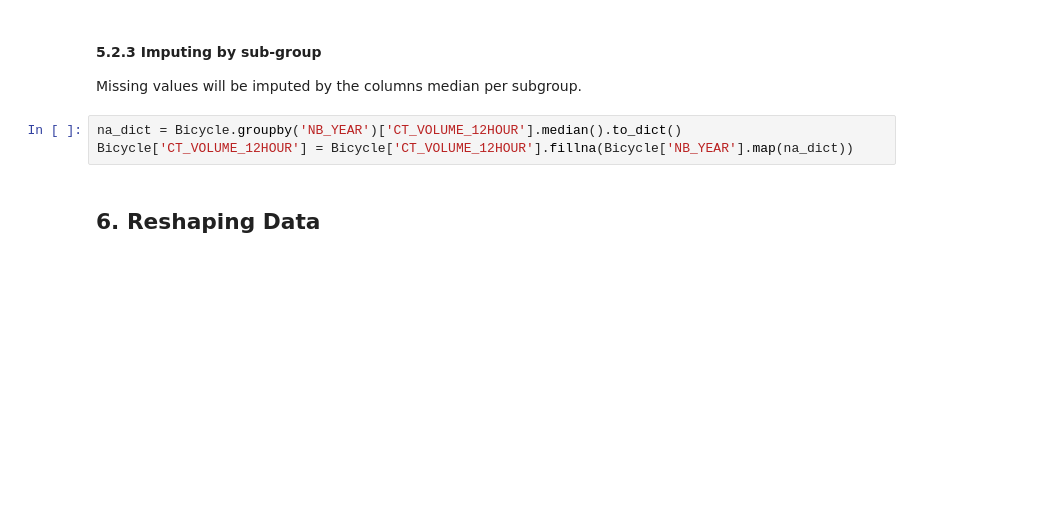
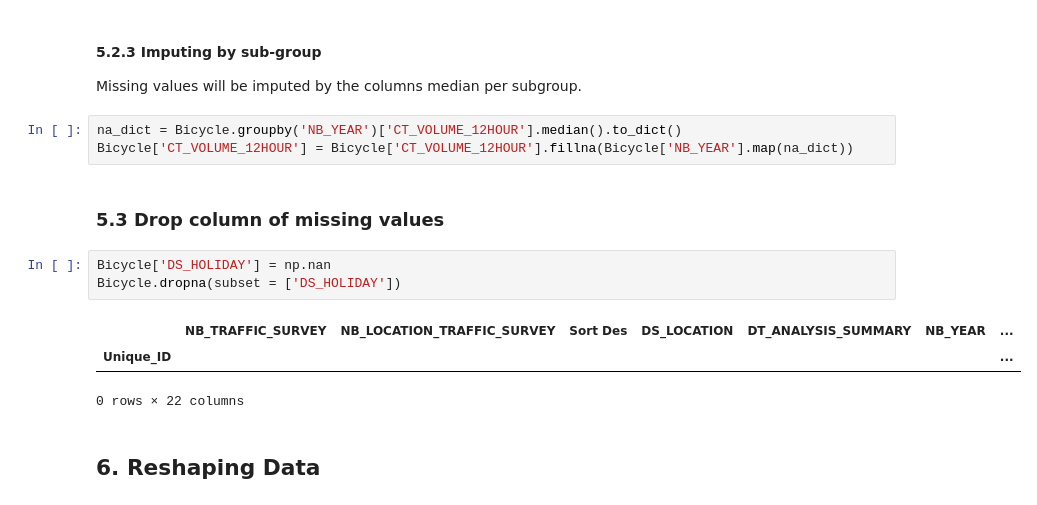
Before and after one commit to Timm26/Data_Science_Handbook, a Jupyter notebook: Preprocessing and EDA/Data_Manipulation_with_Pandas.ipynb, the cells around one changed output. Cells and saved outputs as stored; diff of their text form; blank space fills up the shorter version.

```diff
--- a/Preprocessing and EDA/Data_Manipulation_with_Pandas.ipynb
+++ b/Preprocessing and EDA/Data_Manipulation_with_Pandas.ipynb
@@ -370,6 +381,15 @@ Missing values will be imputed by the columns median per subgroup.
 # %%
 na_dict = Bicycle.groupby('NB_YEAR')['CT_VOLUME_12HOUR'].median().to_dict()
 Bicycle['CT_VOLUME_12HOUR'] = Bicycle['CT_VOLUME_12HOUR'].fillna(Bicycle['NB_YEAR'].map(na_dict))
+# %% [markdown]
+### 5.3 Drop column of missing values
+# %%
+Bicycle['DS_HOLIDAY'] = np.nan
+Bicycle.dropna(subset = ['DS_HOLIDAY'])
+# %% [output]
+|  | NB_TRAFFIC_SURVEY | NB_LOCATION_TRAFFIC_SURVEY | Sort Des | DS_LOCATION | DT_ANALYSIS_SUMMARY | NB_YEAR | ... |
+| Unique_ID |  |  |  |  |  |  | ... |
+0 rows × 22 columns
 # %% [markdown]
 ## 6. Reshaping Data
 # %% [markdown]
```
Also changed, not shown: parts of 4 cells of this notebook, 1 other file.
